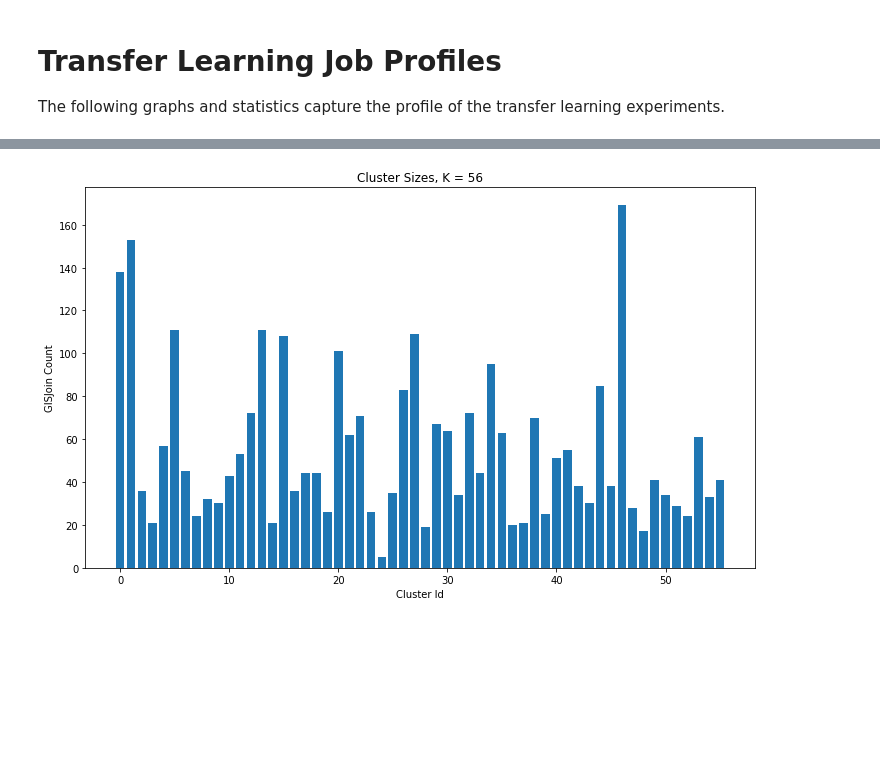
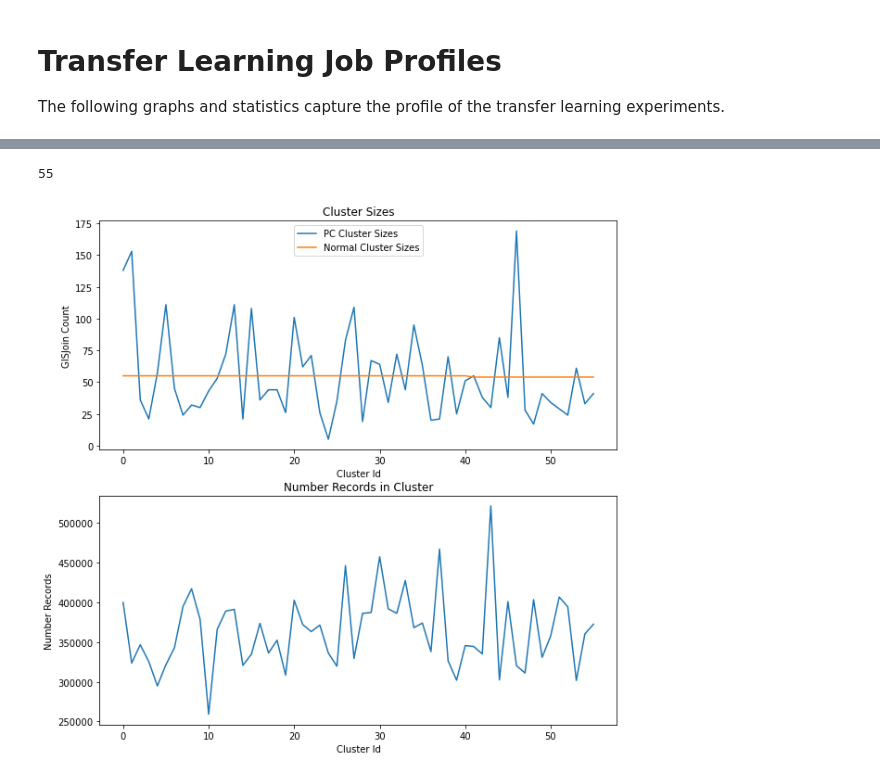
Before and after one commit to menuka94/transfer-learning, a Jupyter notebook: Job_Profiling.ipynb, the cells around one changed output, grey strips where cells are left out. Saved outputs shown, nothing was run; the diff lists cells and outputs as text; code cells hidden in the pictures; blank space fills up the shorter version.

```diff
--- a/Job_Profiling.ipynb
+++ b/Job_Profiling.ipynb
@@ -94,15 +79,0 @@ for i, row in clusters_df.iterrows():
-# %%
-# ---- Plot Clusters Bar Chart -----
-
-cluster_sizes = []
-for i in range(0,56):
-    cluster_sizes.append(len(clusters[i].gis_joins)+1)
-
-plt.figure(figsize=(12,7))
-plt.bar(range(0, len(clusters)), cluster_sizes)
-plt.title("Cluster Sizes, K = 56")
-plt.xlabel("Cluster Id")
-plt.ylabel("GISJoin Count")
-plt.show()
-# %% [output]
-[figure, removed]
@@ -159,3 +213,39 @@ for i, row in tasks_df.iterrows():
+# %%
+len(clusters_seq[0].gis_joins)
+# %% [output]
+55
+# %%
+# ---- Plot Clusters Bar Chart -----
+
+transfer_learning_cluster_sizes = []
+sequential_cluster_sizes = []
+sequential_cluster_numrecords = []
+
+for i in range(0,56):
+    transfer_learning_cluster_sizes.append(len(clusters_pca[i].gis_joins)+1)
+    sequential_cluster_sizes.append(len(clusters_seq[i].gis_joins))
+    sequential_cluster_numrecords.append(clusters_seq[i].records_count)
+
+
+    # Create a figure
+figure, axis = plt.subplots(2, 1, figsize=(10,10))
+
+# For Iterations
+axis[0].plot(range(0, 56), transfer_learning_cluster_sizes, label="PC Cluster Sizes")
+axis[0].plot(range(0, 56), sequential_cluster_sizes, label="Normal Cluster Sizes")
+axis[0].legend()
+axis[0].set_title("Cluster Sizes")
+axis[0].set_ylabel("GISJoin Count")
+axis[0].set_xlabel("Cluster Id")
+
+axis[1].plot(sequential_cluster_numrecords, label="Normal Cluster Records")
+axis[1].set_title("Number Records in Cluster")
+axis[1].set_ylabel("Number Records")
+axis[1].set_xlabel("Cluster Id")
+
+plt.show()
+# %% [output]
+[figure, added]
 # %%
 # ---- Centroid Models Plotting -----
 
```
Also changed, not shown: parts of 14 cells of this notebook, 3 other files.
